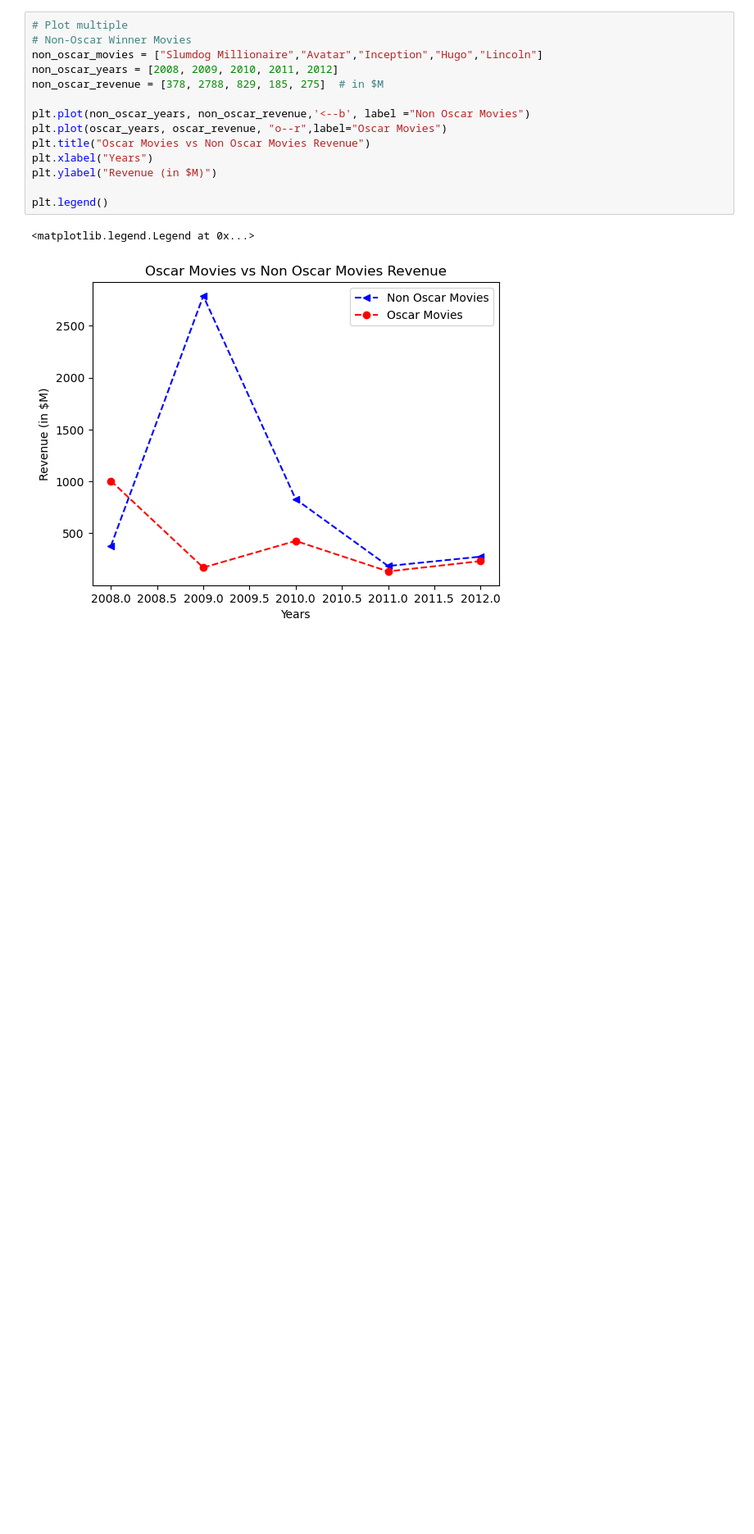
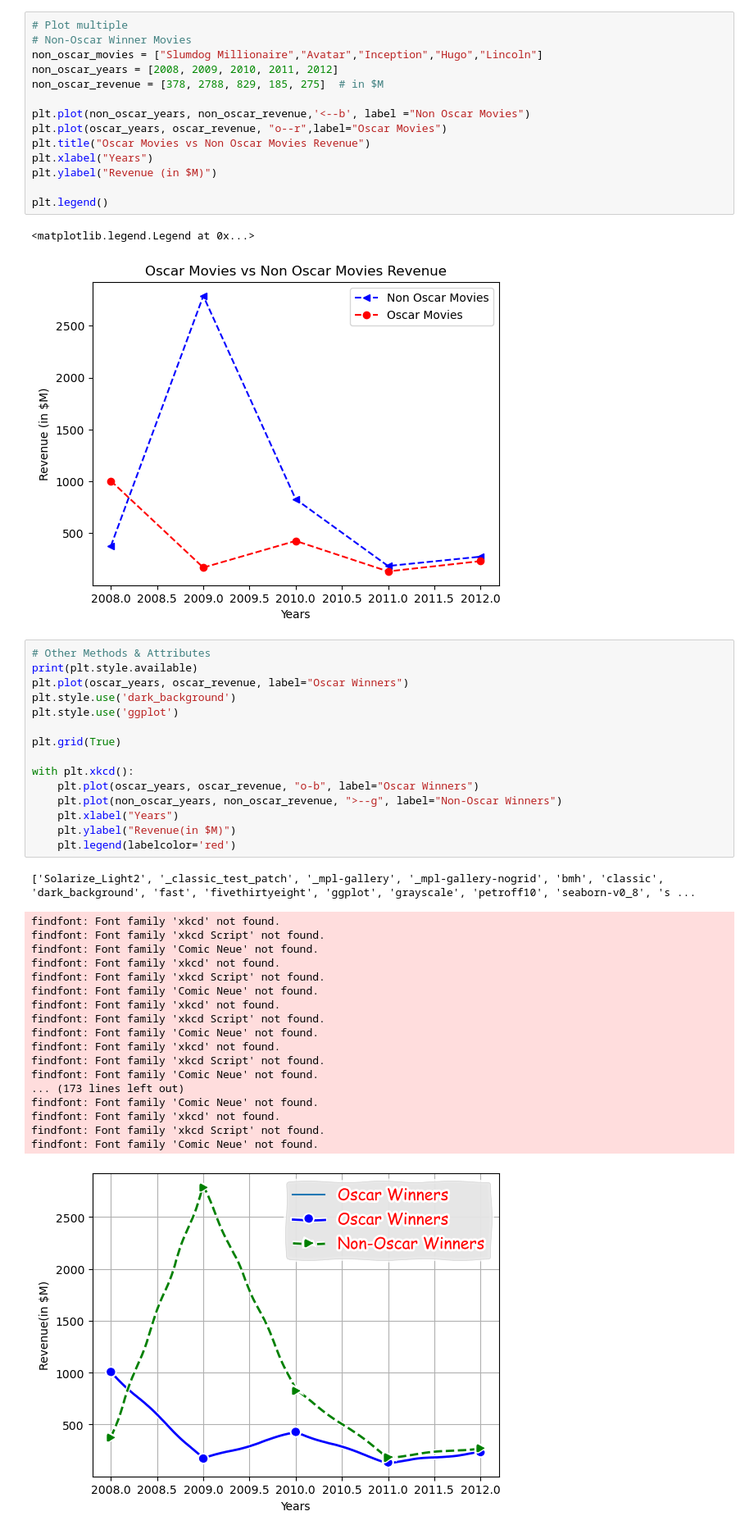
Before and after one commit to aleenaantony25/ai-ml-course, a Jupyter notebook: matplotlib_tutorial.ipynb, the cells around one changed output. Shown at 82% size. Cells and saved outputs as stored; diff of their text form; blank space fills up the shorter version.

```diff
--- a/matplotlib_tutorial.ipynb
+++ b/matplotlib_tutorial.ipynb
@@ -49,3 +49,38 @@ plt.legend()
 # %% [output]
 <matplotlib.legend.Legend at 0x...>
 [figure]
+# %%
+# Other Methods & Attributes
+print(plt.style.available)
+plt.plot(oscar_years, oscar_revenue, label="Oscar Winners")
+plt.style.use('dark_background')
+plt.style.use('ggplot')
+
+plt.grid(True)
+
+with plt.xkcd():
+    plt.plot(oscar_years, oscar_revenue, "o-b", label="Oscar Winners")
+    plt.plot(non_oscar_years, non_oscar_revenue, ">--g", label="Non-Oscar Winners")
+    plt.xlabel("Years")
+    plt.ylabel("Revenue(in $M)")
+    plt.legend(labelcolor='red')
+# %% [output]
+['Solarize_Light2', '_classic_test_patch', '_mpl-gallery', '_mpl-gallery-nogrid', 'bmh', 'classic', 'dark_background', 'fast', 'fivethirtyeight', 'ggplot', 'grayscale', 'petroff10', 'seaborn-v0_8', 's ...
+findfont: Font family 'xkcd' not found.
+findfont: Font family 'xkcd Script' not found.
+findfont: Font family 'Comic Neue' not found.
+findfont: Font family 'xkcd' not found.
+findfont: Font family 'xkcd Script' not found.
+findfont: Font family 'Comic Neue' not found.
+findfont: Font family 'xkcd' not found.
+findfont: Font family 'xkcd Script' not found.
+findfont: Font family 'Comic Neue' not found.
+findfont: Font family 'xkcd' not found.
+findfont: Font family 'xkcd Script' not found.
+findfont: Font family 'Comic Neue' not found.
+... (173 lines left out)
+findfont: Font family 'Comic Neue' not found.
+findfont: Font family 'xkcd' not found.
+findfont: Font family 'xkcd Script' not found.
+findfont: Font family 'Comic Neue' not found.
+[figure, added]
```
Also changed, not shown: parts of 4 cells of this notebook, 1 other file.
